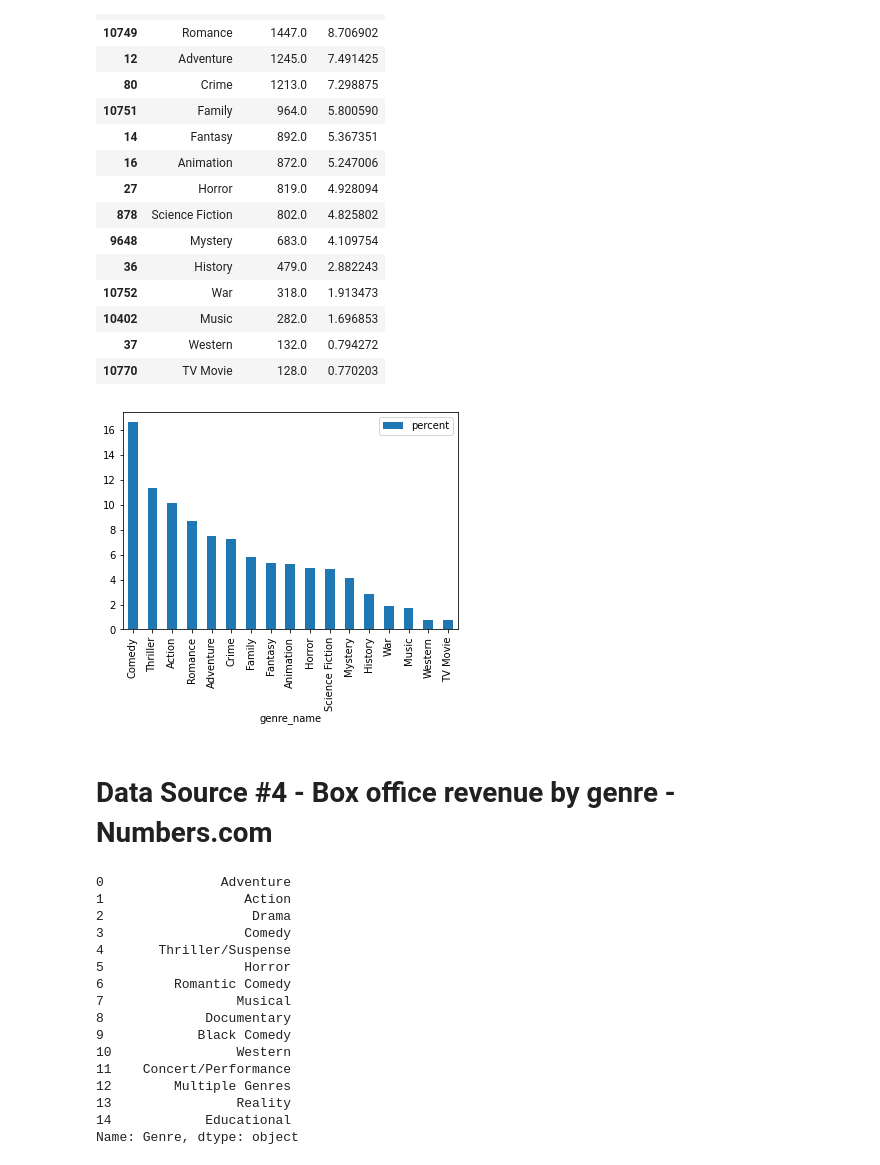
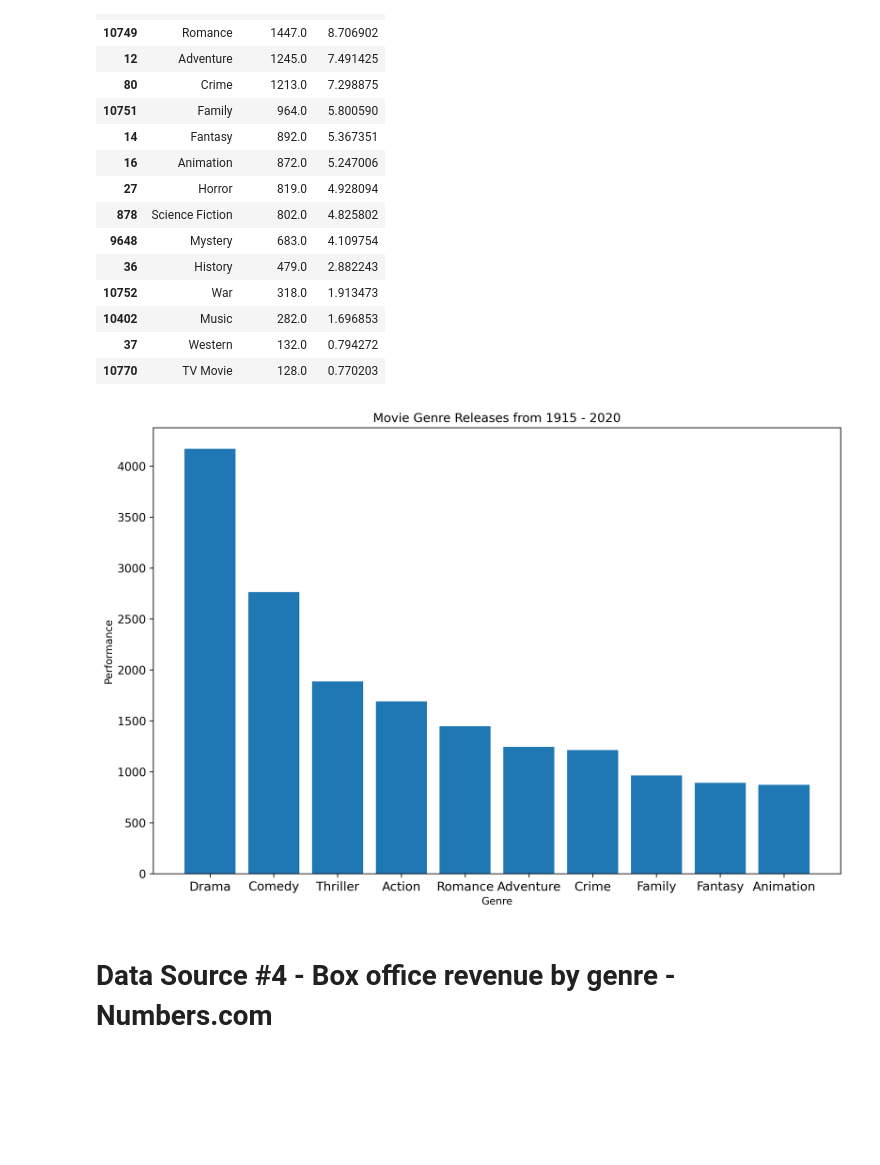
Before and after one commit to stephcia/Microsoft-Studios-Analysis, a Jupyter notebook: student.ipynb, the cells around one changed output. Drawn from its saved outputs; the diff is of its cells as text; code cells hidden in the pictures; blank space fills up the shorter version.

Commit message:
updated graphs and cleaned data

```diff
--- a/student.ipynb
+++ b/student.ipynb
@@ -19,6 +19,9 @@ from dateutil.relativedelta import relativedelta
 import json
 import numpy as np
 import matplotlib.pyplot as plt
+from matplotlib.pyplot import figure
+plt.rcParams['figure.dpi'] = 300
+from matplotlib import font_manager
 # %% [markdown]
 # __Data #1 - TV Movies Budget (from class)__
 # %%
@@ -578,6 +606,0 @@ genre_breakdown = genre_breakdown.reset_index()
-# %%
-# creating preliminary graph representing the main genres when drama is removed
-
-no_drama = genre_breakdown.plot.bar(x='genre_name', y='percent')
-# %% [output]
-[figure, removed]
@@ -584,25 +615,24 @@ no_drama = genre_breakdown.plot.bar(x='genre_name', y='percent')
+# %%
+# creating x and y
+x = top_genres_total.head(10)['genre_name']
+y = top_genres_total.head(10)['genre_total']
+
+# resizing
+fig = plt.figure(figsize=(12, 8))
+
+# making the bar
+plt.bar(x, y)
+
+# setting labels
+ax.invert_yaxis()
+plt.title('Movie Genre Releases from 1915 - 2020')
+plt.xlabel('Genre')
+plt.ylabel('Performance');
+# %% [output]
+[figure, added]
 # %% [markdown]
 # Data Source #4 -  Box office revenue by genre - Numbers.com
 # %%
 #downloaded table from website and created .csv file
 
 genre_data = pd.read_csv('top-movie-genres-by-total-box-office-revenue.csv')
-# %%
-genre_data['Genre']
-# %% [output]
-0               Adventure
-1                  Action
-2                   Drama
-3                  Comedy
-4       Thriller/Suspense
-5                  Horror
-6         Romantic Comedy
-7                 Musical
-8             Documentary
-9            Black Comedy
-10                Western
-11    Concert/Performance
-12        Multiple Genres
-13                Reality
-14            Educational
-Name: Genre, dtype: object
```
Also changed, not shown: parts of 15 cells of this notebook.
